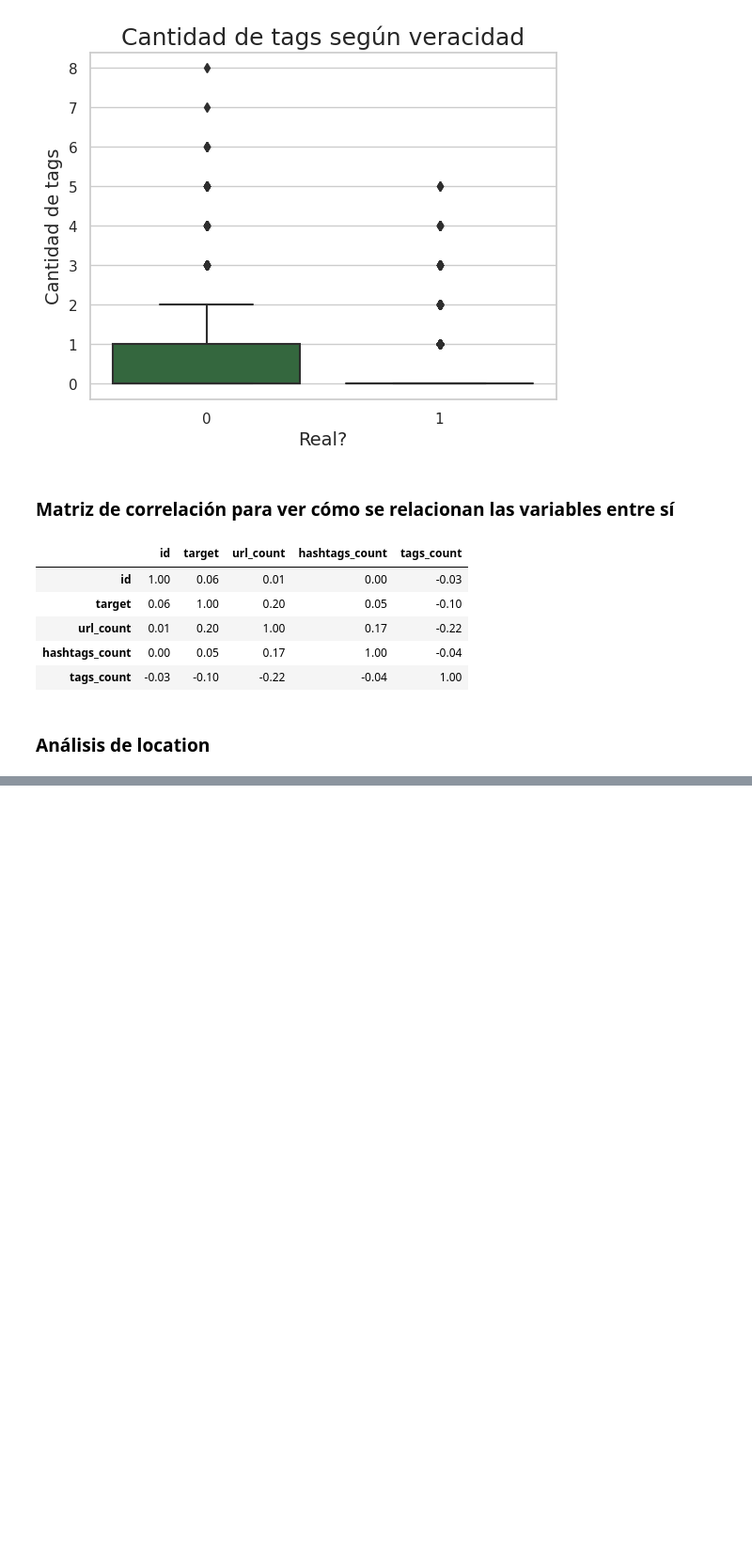
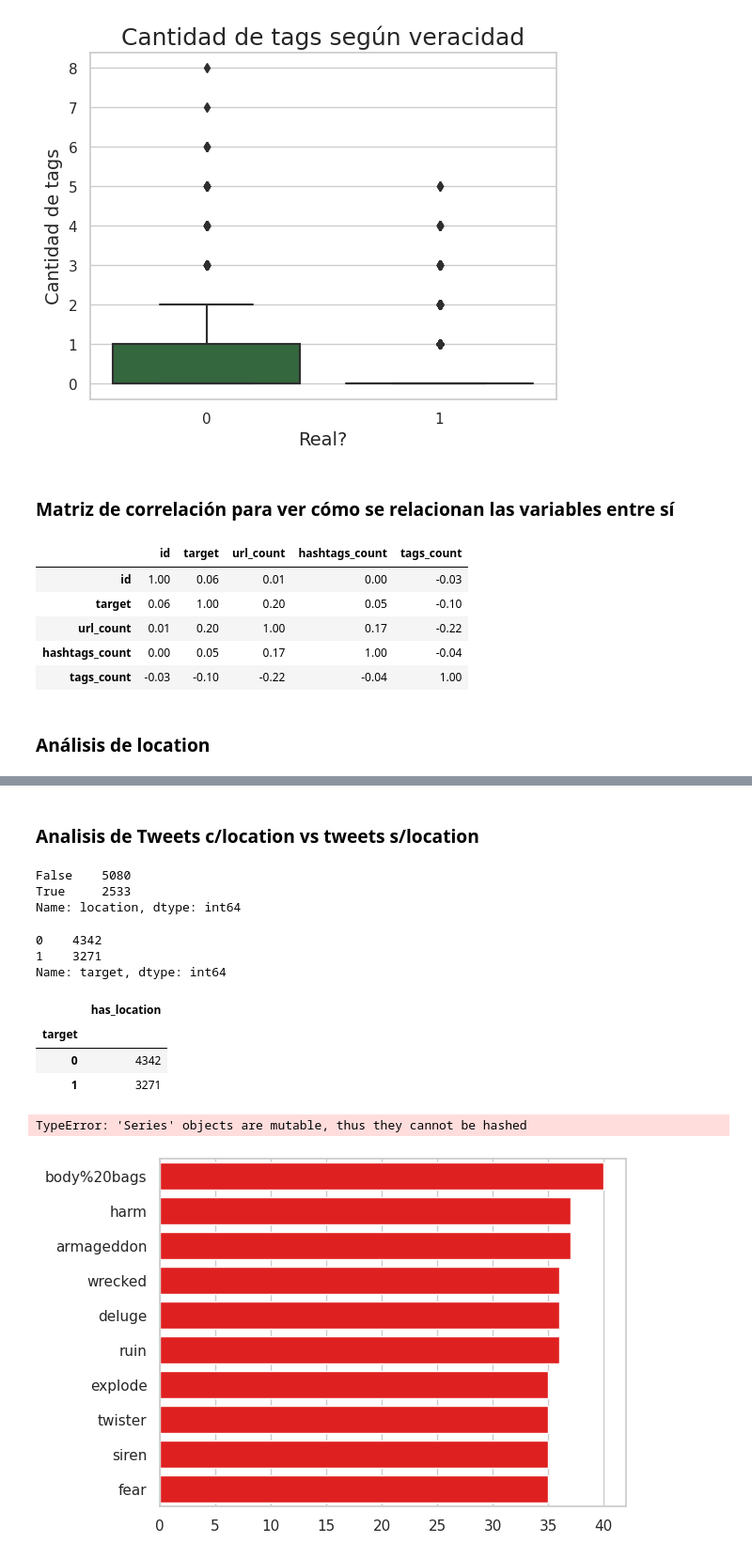
Before and after one commit to vnbarr/75.06-Datos, a Jupyter notebook: notebooks/TP1.ipynb, the cells around one changed output, grey strips where cells are left out. Shown: that part at 94% size. Cells and saved outputs as stored; diff of their text form; code cells hidden in the pictures; blank space fills up the shorter version.

```diff
--- a/notebooks/TP1.ipynb
+++ b/notebooks/TP1.ipynb
@@ -499,0 +484,45 @@ sns.scatterplot(x="Length (Duration)", y="Popularity", data=tweets_location, hue
+# %% [markdown]
+
+### Analisis de Tweets c/location vs tweets s/location
+# %%
+#cantidad de tweets con y sin location
+tweets['location'].isna().value_counts()
+# %% [output]
+False    5080
+True     2533
+Name: location, dtype: int64
+# %%
+#tweets reales y no
+tweets['target'].value_counts()
+# %% [output]
+0    4342
+1    3271
+Name: target, dtype: int64
+# %%
+#relacion entre ambos datos
+tweets['has_location'] = tweets['location'].isna()
+tweets[['has_location','target']].groupby(['target']).count()
+#no aporta nada.
+# %% [output]
+|  | has_location |
+| target |  |
+| 0 | 4342 |
+| 1 | 3271 |
+# %%
+##tweets['---'] = tweets.text.str.contains(tweets.has_location)
+#apply( =>)
+#revisar esto, como buscar string en columna
+
+tweets['location'].astype('category').dtype
+# %% [output]
+TypeError: 'Series' objects are mutable, thus they cannot be hashed
+# %%
+#relacion entre keywords y verac
+keyword_false = tweets[tweets["target"] == 0]["keyword"].value_counts()
+keyword_true  = tweets[tweets["target"] == 1]["keyword"].value_counts()
+
+#keyword_false.merge(keyword_real)
+g = sns.barplot(x=keyword_false.head(10).values,y=keyword_false.head(10).index,color='red',orient="h")
+#hue=""
+# %% [output]
+[figure, added]
```
Also changed, not shown: parts of 19 cells of this notebook.
